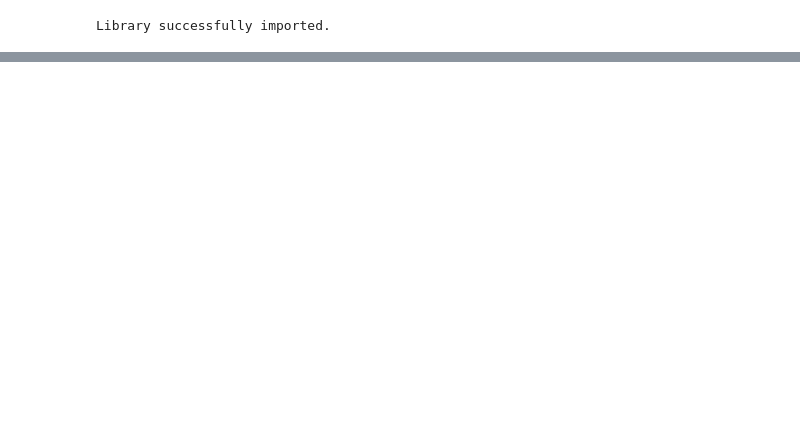
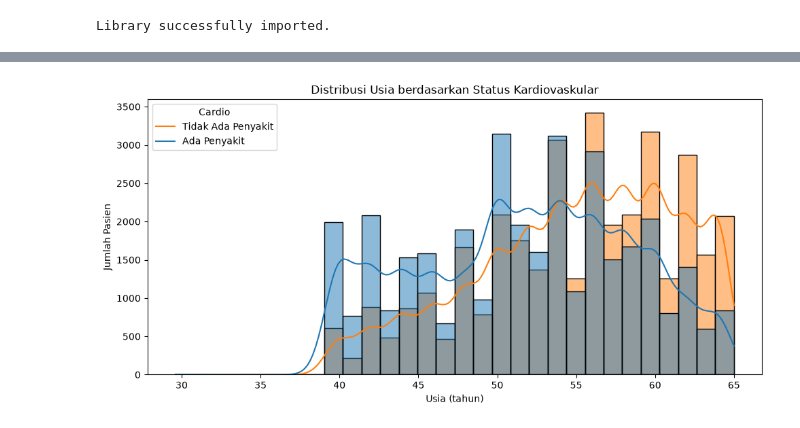
Before and after one commit to halimamrin312/Eksperimen_SML_Muhammad-Halim-Amrin, a Jupyter notebook: Eksperimen_Muhammad-Halim-Amrin.ipynb, the cells around one changed output, grey strips where cells are left out. Drawn from its saved outputs; the diff is of its cells as text; code cells hidden in the pictures; blank space fills up the shorter version.

```diff
--- a/Eksperimen_Muhammad-Halim-Amrin.ipynb
+++ b/Eksperimen_Muhammad-Halim-Amrin.ipynb
@@ -61,0 +47,7 @@ Dataset Shape: (6497, 13)
+# %%
+# Load dataset
+df = pd.read_csv('cardio_raw/cardio_train.csv', sep=';')
+
+# Display basic info
+print('Dataset Shape:', df.shape)
+df.head()
@@ -185,0 +118,16 @@ Scaler and preprocessed datasets saved successfully.
+# %%
+# Konversi age dari hari ke tahun untuk visualisasi yang lebih intuitif
+df_eda = df.copy()
+df_eda['age_years'] = (df_eda['age'] / 365).round(1)
+
+# Distribusi usia
+plt.figure(figsize=(10, 5))
+sns.histplot(data=df_eda, x='age_years', hue='cardio', bins=30, kde=True)
+plt.title('Distribusi Usia berdasarkan Status Kardiovaskular')
+plt.xlabel('Usia (tahun)')
+plt.ylabel('Jumlah Pasien')
+plt.legend(title='Cardio', labels=['Tidak Ada Penyakit', 'Ada Penyakit'])
+plt.tight_layout()
+plt.show()
+# %% [output]
+[figure, added]
```
Also changed, not shown: parts of 30 cells of this notebook.
